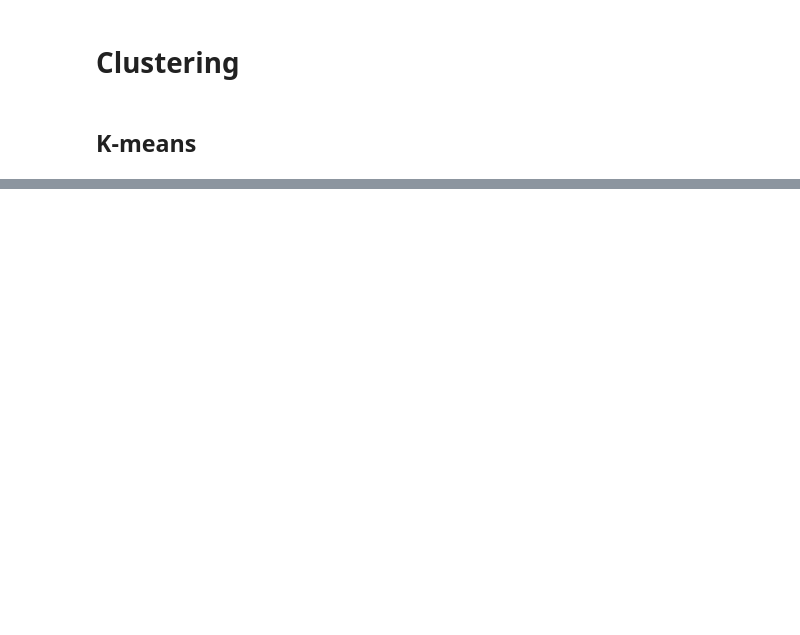
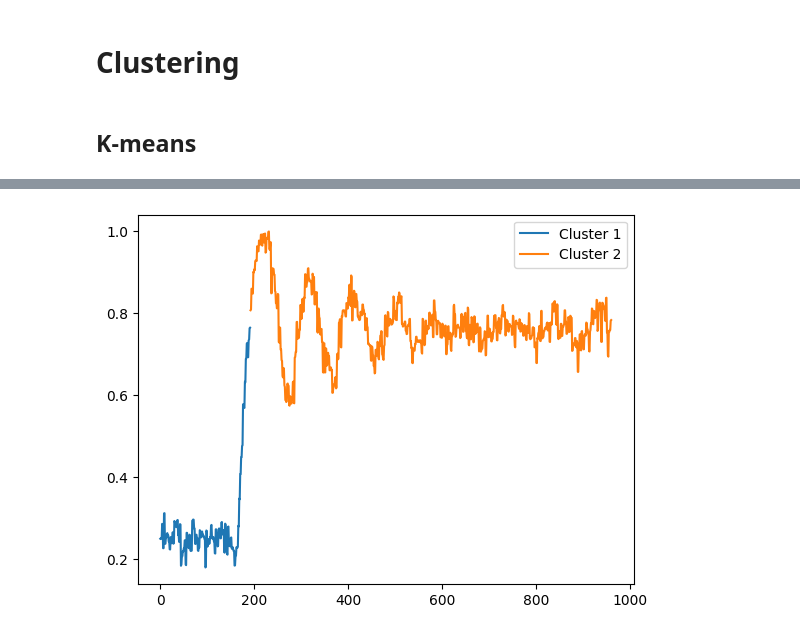
Before and after one commit to Deriss/Tutoriais-Big-Data, a Jupyter notebook: Tutorial_PySpark_Métodos_de_redução_de_dimensionalidade_e_Clustering.ipynb, the cells around one changed output, grey strips where cells are left out. Drawn from its saved outputs; the diff is of its cells as text; code cells hidden in the pictures; blank space fills up the shorter version.

```diff
--- a/Tutorial_PySpark_Métodos_de_redução_de_dimensionalidade_e_Clustering.ipynb
+++ b/Tutorial_PySpark_Métodos_de_redução_de_dimensionalidade_e_Clustering.ipynb
@@ -8,3 +116,16 @@
 ## PCA
 # %%
 from pyspark.ml.feature import PCA
+# %%
+from pyspark.ml import Pipeline
+from pyspark.ml.feature import StandardScaler
+columns_to_scale = [f'XMEAS_{i}' for i in range(1,42)]
+assemblers = [VectorAssembler(inputCols=[col], outputCol=col + "_vec") for col in columns_to_scale]
+scalers = [StandardScaler(inputCol=col + "_vec", outputCol=col + "_scaled", withMean = True) for col in columns_to_scale]
+pipeline = Pipeline(stages=assemblers + scalers)
+scalerModel = pipeline.fit(df_train)
+scaled_train = scalerModel.transform(df_train)
+# %%
+scaled_val = scalerModel.transform(df_val)
+scaled_test = scalerModel.transform(df_test)
+scaled_falha_1  = scalerModel.transform(df_falha_1)
@@ -12,6 +146,6 @@ from pyspark.ml.feature import PCA
 from pyspark.ml.feature import VectorAssembler
 
 # Make a VectorAssembler
-vec_assembler = VectorAssembler(inputCols=['housing_median_age', 'total_rooms', 'total_bedrooms', 'households'],
+vec_assembler = VectorAssembler(inputCols=[f'XMEAS_{i}_scaled' for i in range(1,20)],
                                 outputCol='input_features')
 # %%
@@ -106,0 +241,17 @@ plt.hist(df_spark.select('housing_median_age').toPandas())
+# %%
+from pyspark.ml.clustering import KMeans
+kmeans = KMeans(k=2).setSeed(1)
+kmeans.setFeaturesCol('input_features')
+
+
+pipeline_kmeans = Pipeline(stages = [vec_assembler, kmeans])
+kmeansModel = pipeline_kmeans.fit(scaled_falha_1)
+kmeansModel.stages[-1].setPredictionCol("kmeansPrediction")
+kmeans_results  = kmeansModel.transform(scaled_falha_1)
+# %%
+plt.plot(kmeans_results.filter(kmeans_results.kmeansPrediction == 1).select('sample').collect(),kmeans_results.filter(kmeans_results.kmeansPrediction == 1).select('XMEAS_1').collect(),label='Cluster 1')
+plt.plot(kmeans_results.filter(kmeans_results.kmeansPrediction == 0).select('sample').collect(),kmeans_results.filter(kmeans_results.kmeansPrediction == 0).select('XMEAS_1').collect(),label = 'Cluster 2')
+plt.legend()
+plt.show()
+# %% [output]
+[figure, added]
```
Also changed, not shown: parts of 48 cells of this notebook.
